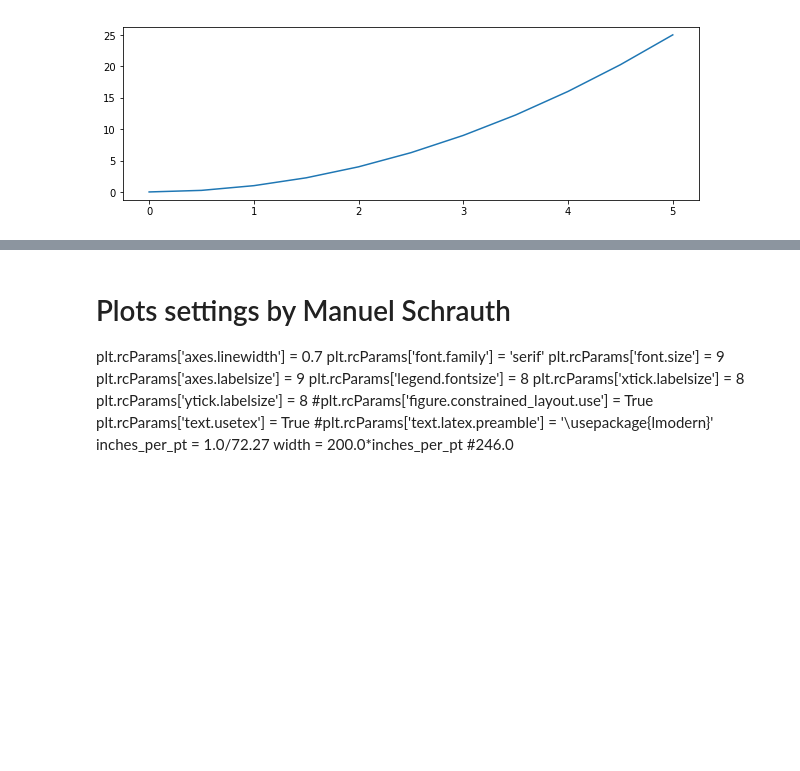
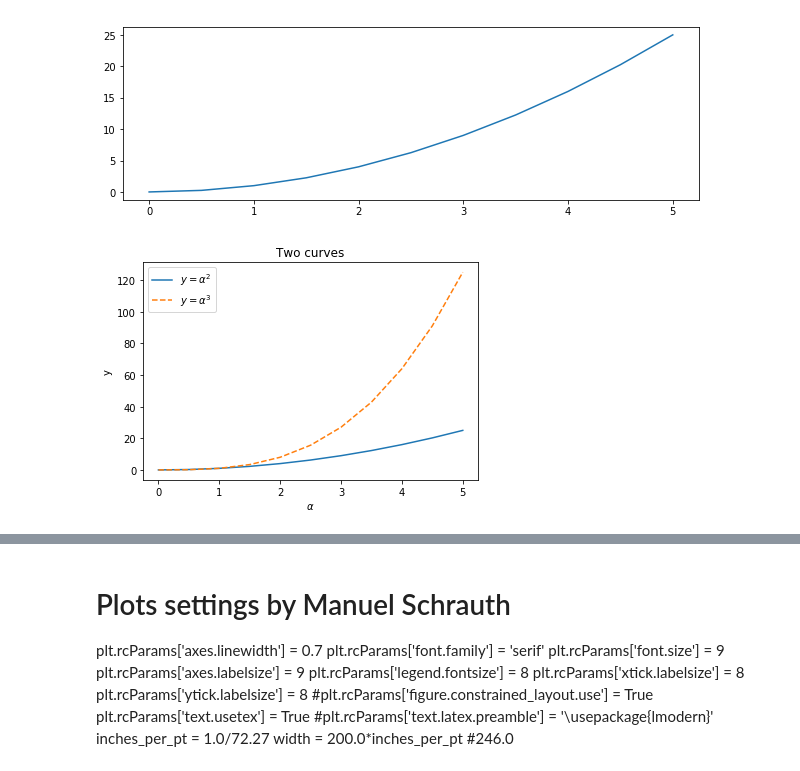
Before and after one commit to lyapschaff/prog-python, a Jupyter notebook: matplotlib-jrjohansson.ipynb, the cells around one changed output, grey strips where cells are left out. Cells and saved outputs as stored; diff of their text form; code cells hidden in the pictures; blank space fills up the shorter version.

```diff
--- a/matplotlib-jrjohansson.ipynb
+++ b/matplotlib-jrjohansson.ipynb
@@ -85,3 +85,13 @@ axes.plot(x,y);
 #fig.savefig("test.png", dpi=150)
 # %% [output]
 [figure]
+# %%
+fig, ax = plt.subplots()
+ax.plot(x, x**2, label=r"$y = \alpha^2$") # the "r" stands for "raw" to avoid "\"s triggering escapes
+ax.plot(x, x**3, '--', label=r"$y = \alpha^3$")
+ax.legend(loc=0) # (loc=9) for top center, (loc=2) for upper left corner, etc.
+ax.set_xlabel(r"$\alpha$")
+ax.set_ylabel("y")
+ax.set_title("Two curves");
+# %% [output]
+[figure, added]
```
Also changed, not shown: parts of 1 cell of this notebook.
